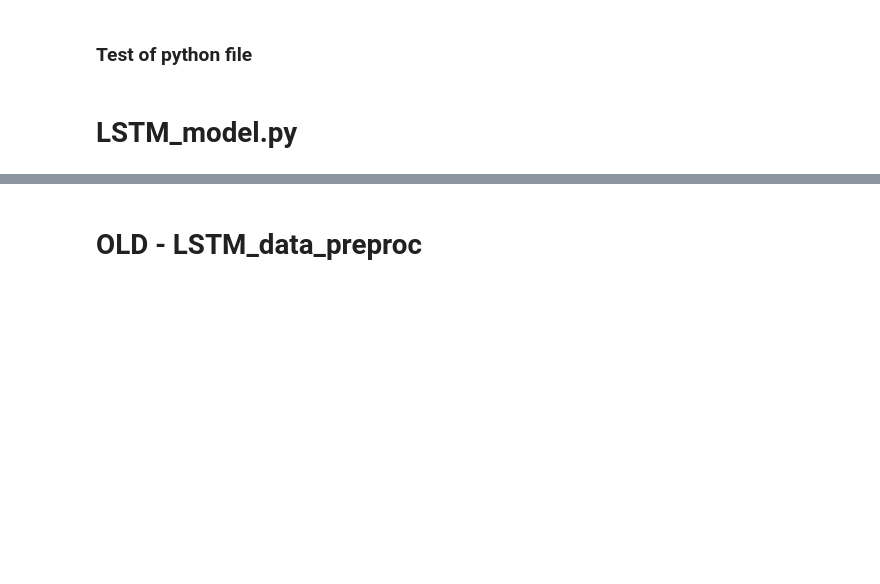
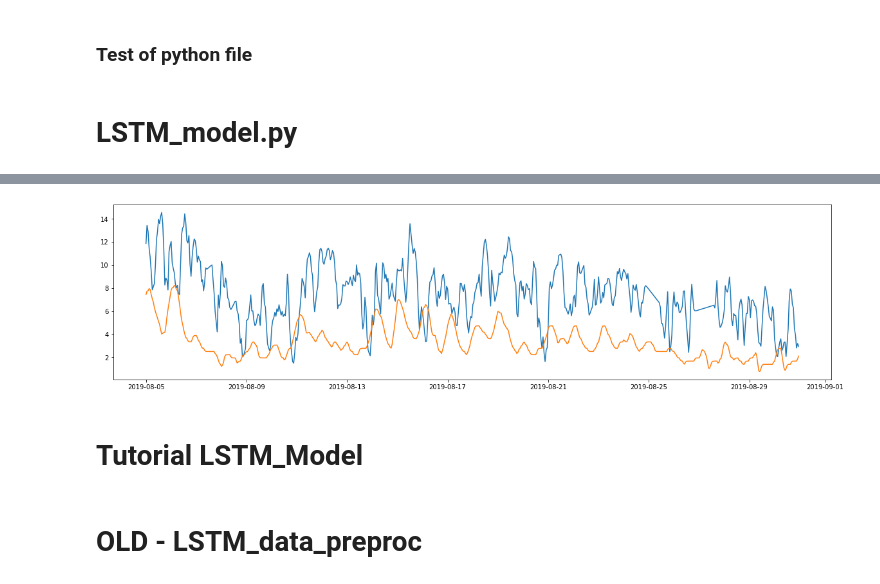
Before and after one commit to AmaurySalles/NextWind, a Jupyter notebook: AS - LSTM_Models.ipynb, the cells around one changed output, grey strips where cells are left out. Cells and saved outputs as stored; diff of their text form; code cells hidden in the pictures; blank space fills up the shorter version.

```diff
--- a/AS - LSTM_Models.ipynb
+++ b/AS - LSTM_Models.ipynb
@@ -959,0 +912,7 @@ plot_loss(history)
+# %%
+fig, ax = plt.subplots(figsize=(20,5))
+plt.plot(temp.loc['2019-08-05':'2019-08-30',['Wind Speed','windSpeed_API']]);
+# %% [output]
+[figure, added]
+# %% [markdown]
+# Tutorial LSTM_Model
```
Also changed, not shown: parts of 210 cells of this notebook, 2 other files.
